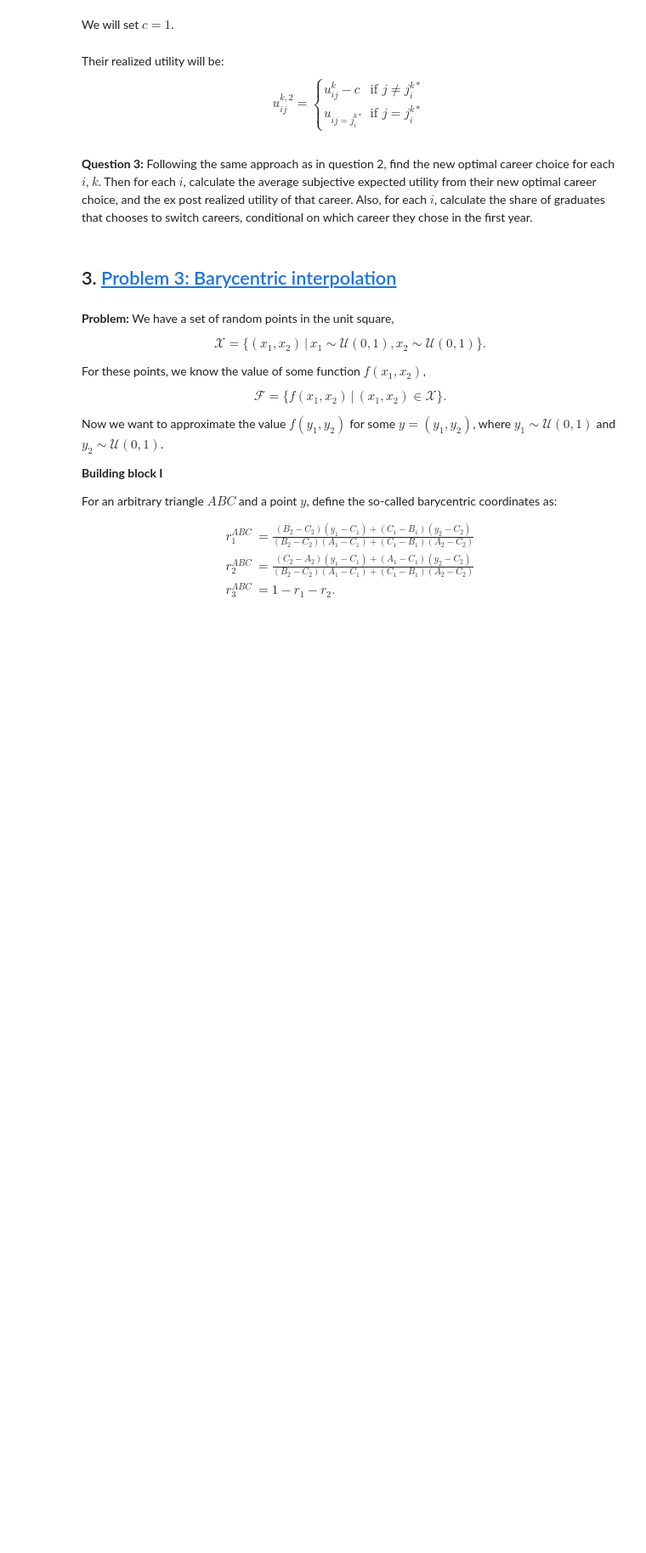
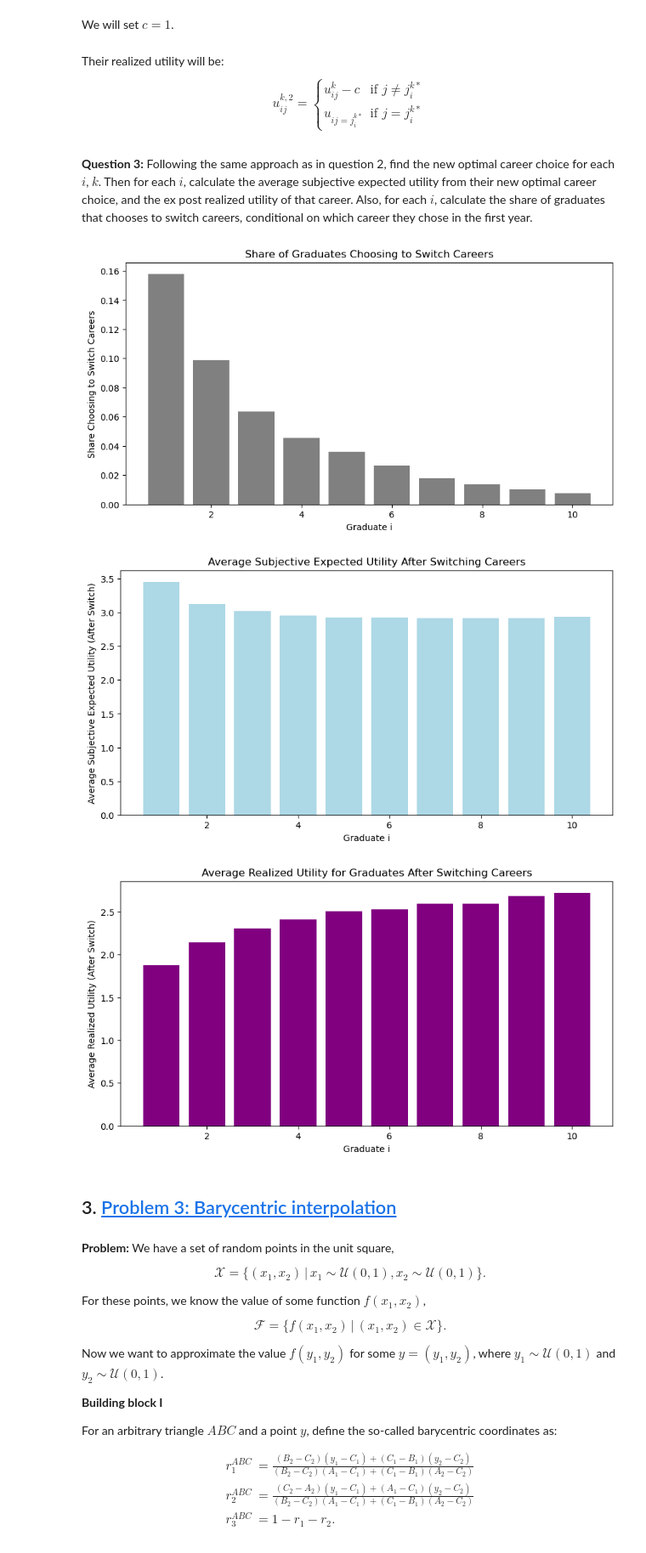
Before and after one commit to NumEconCopenhagen/projects-2024-emil-og-simon, a Jupyter notebook: examproject/examproject_prob2.ipynb, the cells around one changed output. Shown at 85% size. Saved outputs shown, nothing was run; the diff lists cells and outputs as text; code cells hidden in the pictures; blank space fills up the shorter version.

```diff
--- a/examproject/examproject_prob2.ipynb
+++ b/examproject/examproject_prob2.ipynb
@@ -368,3 +342,76 @@ $$
+# %%
+# We start by (re)asuring the same seed as previously
+np.random.seed(set_seed)
+
+# We initialize containers to store results
+career_switch = np.zeros((par.N, par.K), dtype=int)
+prior_expect_switch = np.zeros((par.N, par.K))
+realized_u_switch = np.zeros((par.N, par.K))
+switch = np.zeros((par.N, par.K), dtype=bool)
+
+# We then simulate the process for K draws and N friends
+for k in range(par.K):
+    for i in range(par.N): # We retrieve the initial career choice and the realized utility along with that
+        j_star_init = career[i, k]
+        u_init = realized_u[i, k]
+
+        # We take each career choice  into consideration when calculating expected and realized utility
+        for j in range(par.J):
+            if j != j_star_init:
+
+                prior_expect_u = prior_expect[i, k] - par.c
+            else:
+                prior_expect_u = prior_expect[i, k]
+
+            if j == j_star_init:
+                u_switch = u_init
+            else:
+                u_switch = realized_u[i, k] - par.c
+
+            # We store results after a potential switch
+            prior_expect_switch[i, k] = prior_expect_u
+            realized_u_switch[i, k] = u_switch
+
+            # Finally in the loop we determine if switching is optimal
+            if prior_expect_u + par.v[j] > prior_expect[i, k] + par.v[j_star_init]:
+                switch[i, k] = True
+                career_switch[i, k] = j
+                prior_expect[i, k] = prior_expect_u
+                realized_u[i, k] = u_switch
+                career[i, k] = j
+
+# Here we calculate averages after the potential switch
+avg_prior_expect_switch = np.sum(prior_expect_switch, axis=1) / par.K
+avg_realized_u_switch = np.sum(realized_u_switch, axis=1) / par.K
+switch_shares = np.sum(switch, axis=1) / par.K
+
+# We plot the Share of graduates choosing to switch careers
+plt.figure(figsize=(10, 5))
+plt.bar(x, switch_shares, color='grey')
+plt.xlabel('Graduate i')
+plt.ylabel('Share Choosing to Switch Careers')
+plt.title('Share of Graduates Choosing to Switch Careers')
+plt.show()
+
+# We plot avg expected utility after a potential switch
+plt.figure(figsize=(10, 5))
+plt.bar(x, avg_prior_expect_switch,color='lightblue')
+plt.xlabel('Graduate i')
+plt.ylabel('Average Expected Utility (After Switch)')
+plt.title('Average Expected Utility After Switching Careers')
+plt.show()
+
+# We plot avg realized utility after a potential switch
+plt.figure(figsize=(10, 5))
+plt.bar(x, avg_realized_u_switch, color='purple')
+plt.xlabel('Graduate i')
+plt.ylabel('Average Realized Utility (After Switch)')
+plt.title('Average Realized Utility for Graduates After Switching Careers')
+plt.show()
+# %% [output]
+[figure, added]
+[figure, added]
+[figure, added]
 # %% [markdown]
 ## 3. <a id='toc3_'></a>[Problem 3: Barycentric interpolation](#toc0_)
 # %% [markdown]
```
Also changed, not shown: parts of 11 cells of this notebook, 2 other files.
